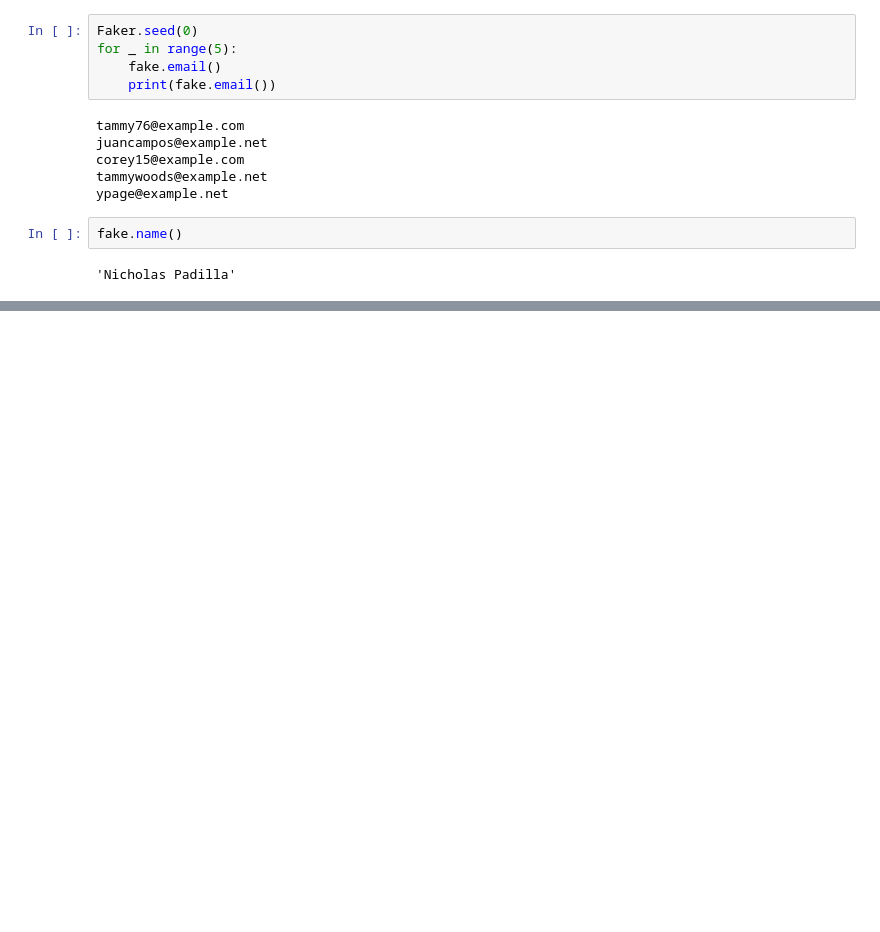
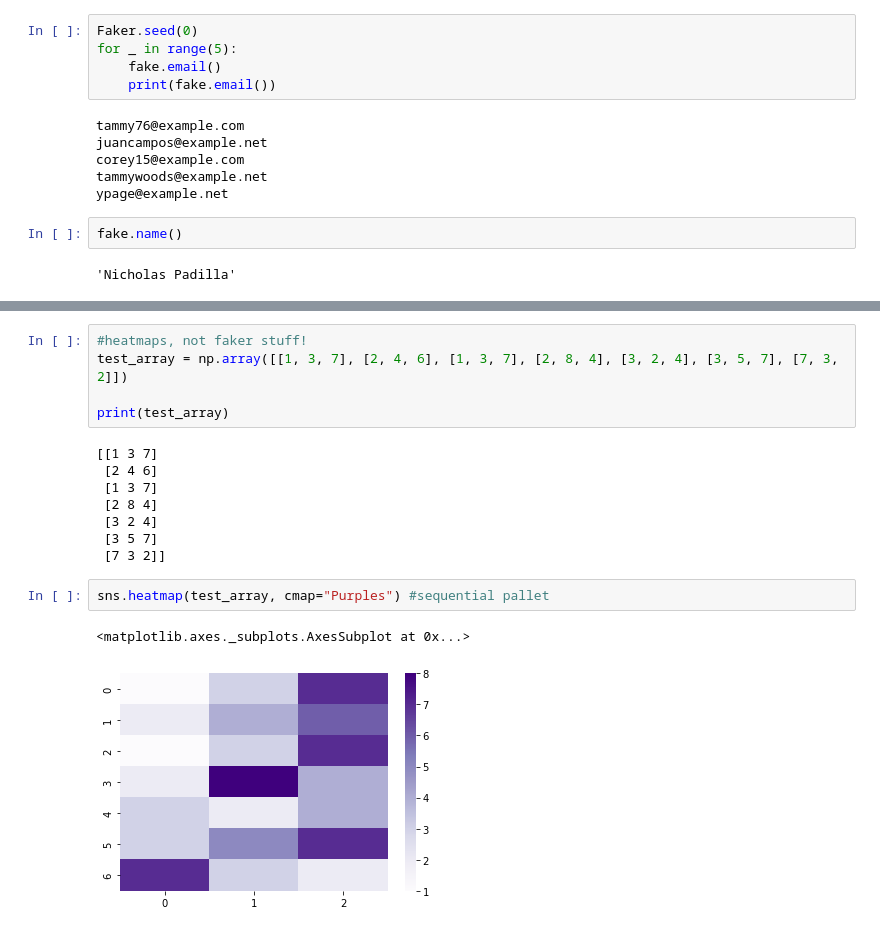
Before and after one commit to maeve70/dummy.data.Faker, a Jupyter notebook: DummyDataUsingFaker.ipynb, the cells around one changed output, grey strips where cells are left out. Drawn from its saved outputs; the diff is of its cells as text; blank space fills up the shorter version.

```diff
--- a/DummyDataUsingFaker.ipynb
+++ b/DummyDataUsingFaker.ipynb
@@ -201,0 +356,18 @@ Name: Country, dtype: object
+# %%
+#heatmaps, not faker stuff!
+test_array = np.array([[1, 3, 7], [2, 4, 6], [1, 3, 7], [2, 8, 4], [3, 2, 4], [3, 5, 7], [7, 3, 2]])
+
+print(test_array)
+# %% [output]
+[[1 3 7]
+ [2 4 6]
+ [1 3 7]
+ [2 8 4]
+ [3 2 4]
+ [3 5 7]
+ [7 3 2]]
+# %%
+sns.heatmap(test_array, cmap="Purples") #sequential pallet
+# %% [output]
+<matplotlib.axes._subplots.AxesSubplot at 0x...>
+[figure, added]
```
Also changed, not shown: parts of 31 cells of this notebook.
